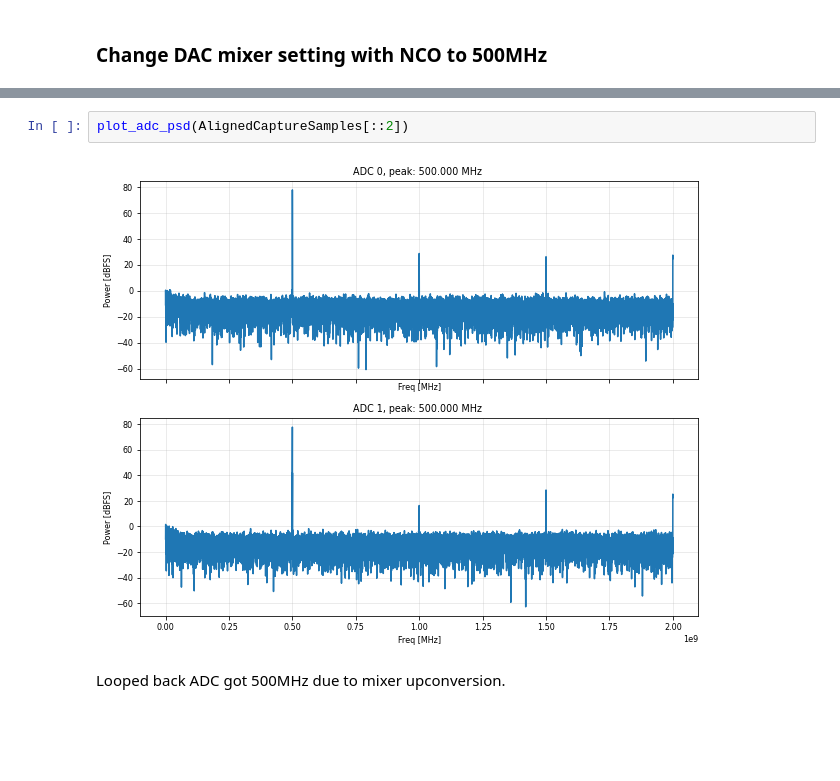
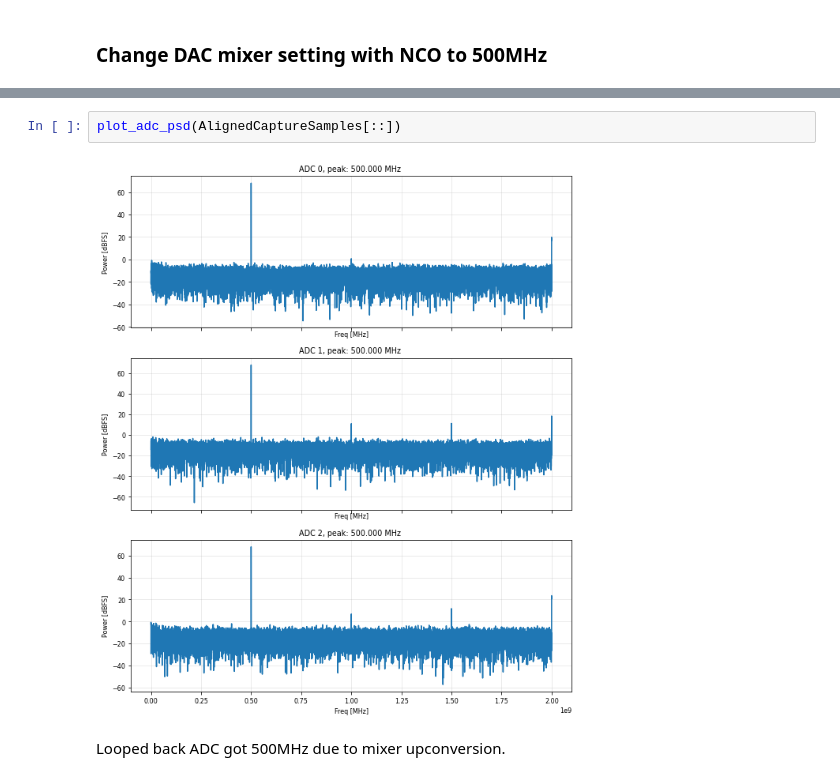
Before and after one commit to BerkeleyLab/LBNL-DSLLRF, a Jupyter notebook: doc/rfsocMTS.ipynb, the cells around one changed output, grey strips where cells are left out. Cells and saved outputs as stored; diff of their text form; blank space fills up the shorter version.

```diff
--- a/doc/rfsocMTS.ipynb
+++ b/doc/rfsocMTS.ipynb
@@ -263,7 +296,7 @@ plot_adc_wfm(AlignedCaptureSamples[::2, :128])
 # %%
-plot_adc_psd(AlignedCaptureSamples[::2])
+plot_adc_psd(AlignedCaptureSamples[::])
 # %% [output]
-[figure, old version]
+[figure, new version]
 # %% [markdown]
 Looped back ADC got 500MHz due to mixer upconversion.
 # %% [markdown]
```
Also changed, not shown: parts of 26 cells of this notebook, 51 other files.
